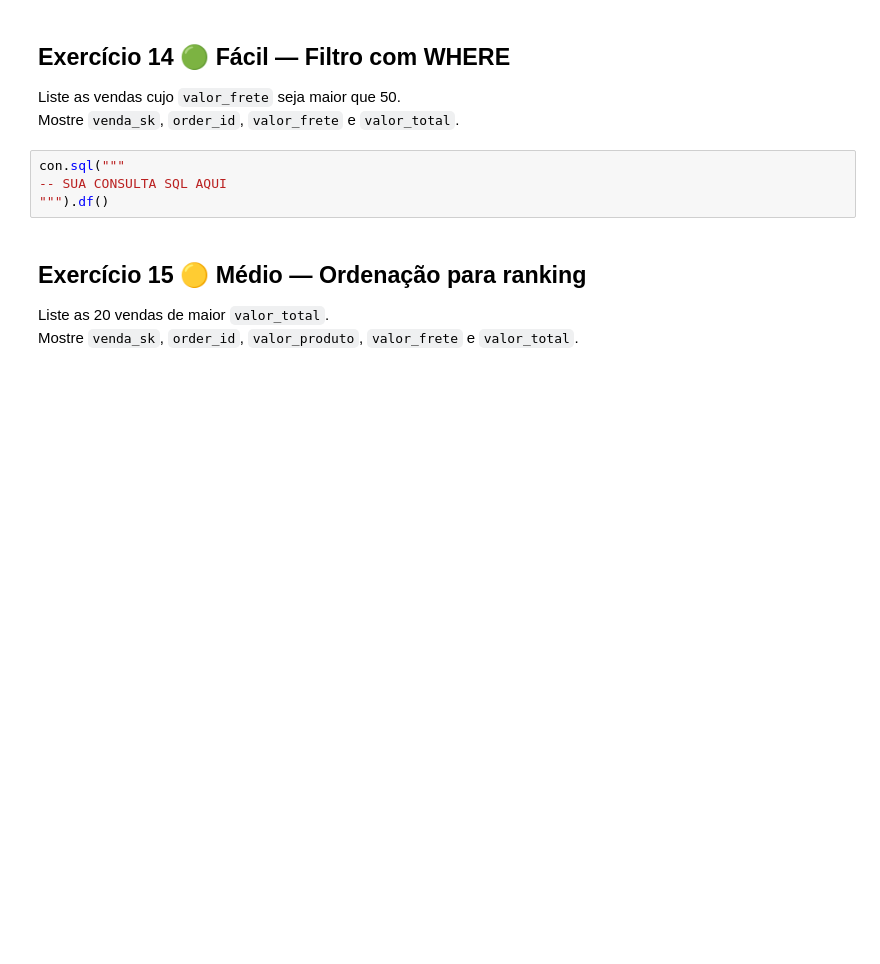
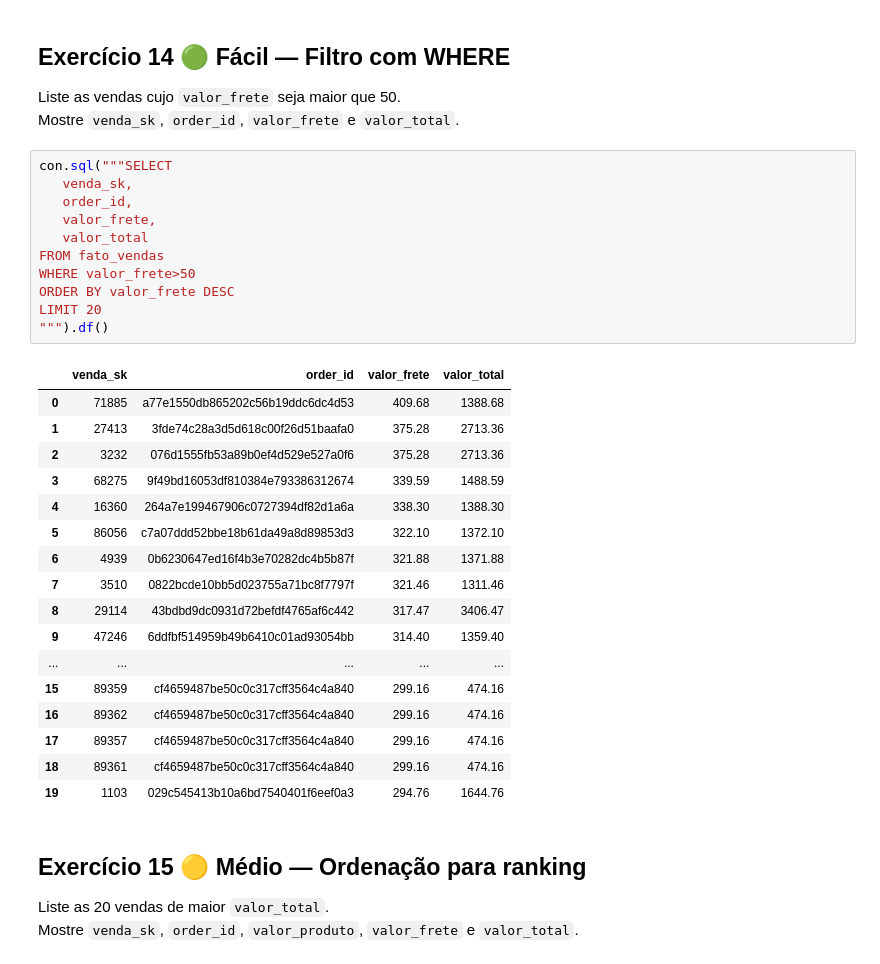
Before and after one commit to orlandovcj/Semana_9, a Jupyter notebook: Exercício/Semana9_Projeto_SQL_Orlando_Castro_Completo.ipynb, the cells around one changed output. Saved outputs shown, nothing was run; the diff lists cells and outputs as text; blank space fills up the shorter version.

```diff
--- a/Exercício/Semana9_Projeto_SQL_Orlando_Castro_Completo.ipynb
+++ b/Exercício/Semana9_Projeto_SQL_Orlando_Castro_Completo.ipynb
@@ -699,9 +725,34 @@ con.sql("""
 Liste as vendas cujo `valor_frete` seja maior que 50.
 Mostre `venda_sk`, `order_id`, `valor_frete` e `valor_total`.
 # %%
-con.sql("""
--- SUA CONSULTA SQL AQUI
+con.sql("""SELECT
+   venda_sk,
+   order_id,
+   valor_frete,
+   valor_total
+FROM fato_vendas
+WHERE valor_frete>50
+ORDER BY valor_frete DESC
+LIMIT 20
 """).df()
+# %% [output]
+|  | venda_sk | order_id | valor_frete | valor_total |
+| 0 | 71885 | a77e1550db865202c56b19ddc6dc4d53 | 409.68 | 1388.68 |
+| 1 | 27413 | 3fde74c28a3d5d618c00f26d51baafa0 | 375.28 | 2713.36 |
+| 2 | 3232 | 076d1555fb53a89b0ef4d529e527a0f6 | 375.28 | 2713.36 |
+| 3 | 68275 | 9f49bd16053df810384e793386312674 | 339.59 | 1488.59 |
+| 4 | 16360 | 264a7e199467906c0727394df82d1a6a | 338.30 | 1388.30 |
+| 5 | 86056 | c7a07ddd52bbe18b61da49a8d89853d3 | 322.10 | 1372.10 |
+| 6 | 4939 | 0b6230647ed16f4b3e70282dc4b5b87f | 321.88 | 1371.88 |
+| 7 | 3510 | 0822bcde10bb5d023755a71bc8f7797f | 321.46 | 1311.46 |
+| 8 | 29114 | 43bdbd9dc0931d72befdf4765af6c442 | 317.47 | 3406.47 |
+| 9 | 47246 | 6ddfbf514959b49b6410c01ad93054bb | 314.40 | 1359.40 |
+| ... | ... | ... | ... | ... |
+| 15 | 89359 | cf4659487be50c0c317cff3564c4a840 | 299.16 | 474.16 |
+| 16 | 89362 | cf4659487be50c0c317cff3564c4a840 | 299.16 | 474.16 |
+| 17 | 89357 | cf4659487be50c0c317cff3564c4a840 | 299.16 | 474.16 |
+| 18 | 89361 | cf4659487be50c0c317cff3564c4a840 | 299.16 | 474.16 |
+| 19 | 1103 | 029c545413b10a6bd7540401f6eef0a3 | 294.76 | 1644.76 |
 # %% [markdown]
 ## Exercício 15 🟡 Médio — Ordenação para ranking
 
```
Also changed, not shown: parts of 20 cells of this notebook, 2 other files.
